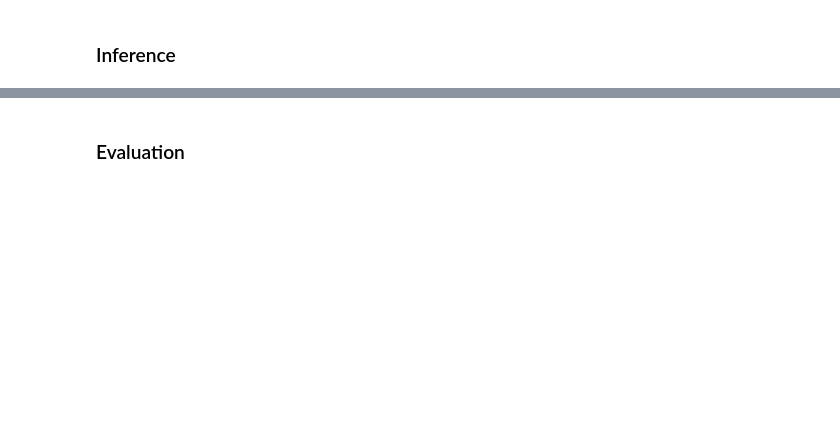
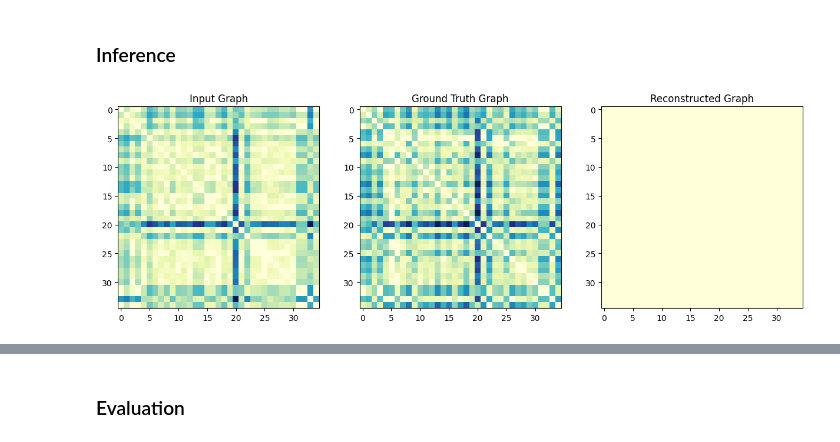
Before and after one commit to GitaAyu06/unifiedbrain, a Jupyter notebook: domain-specific_model.ipynb, the cells around one changed output, grey strips where cells are left out. Drawn from its saved outputs; the diff is of its cells as text; code cells hidden in the pictures; blank space fills up the shorter version.

```diff
--- a/domain-specific_model.ipynb
+++ b/domain-specific_model.ipynb
@@ -582,0 +737,41 @@ features_test_domains = []
+# %%
+import torch
+import torch.nn.functional as F
+import matplotlib.pyplot as plt
+import numpy as np
+
+# Function to plot heatmaps
+def plot_heatmaps(input_adj, ground_truth_adj, reconstructed_adj):
+    fig, ax = plt.subplots(1, 3, figsize=(15, 5))
+
+    ax[0].imshow(input_adj.cpu().detach().numpy(), cmap="YlGnBu", interpolation='nearest')
+    ax[0].set_title('Input Graph')
+
+    ax[1].imshow(ground_truth_adj.cpu().detach().numpy(), cmap="YlGnBu", interpolation='nearest')
+    ax[1].set_title('Ground Truth Graph')
+
+    ax[2].imshow(reconstructed_adj.cpu().detach().numpy(), cmap="YlGnBu", interpolation='nearest')
+    ax[2].set_title('Reconstructed Graph')
+
+    plt.show()
+# %%
+
+# Load the saved model
+model = GCRN_ip(input_dim, feature_dim, hidden_rec_dim, num_rec_layers)
+model.load_state_dict(torch.load('gcrn_ip_dom1.pth'))
+model.eval()
+
+# Select a sample from the training data
+sample_idx = 0
+x_t = x_try1[sample_idx, 0]  # Current time point node features
+adj_t = adj_try1[sample_idx, 0]  # Current time point adjacency matrix
+adj_t_next = adj_try1[sample_idx, 1]  # Next time point adjacency matrix (ground truth)
+
+# Perform inference
+with torch.no_grad():
+    recon_adj, mu, logvar = model(x_t, adj_t)
+
+# Plot heatmaps
+plot_heatmaps(adj_t, adj_t_next, recon_adj)
+# %% [output]
+[figure, added]
```
Also changed, not shown: parts of 21 cells of this notebook, 5 other files.
